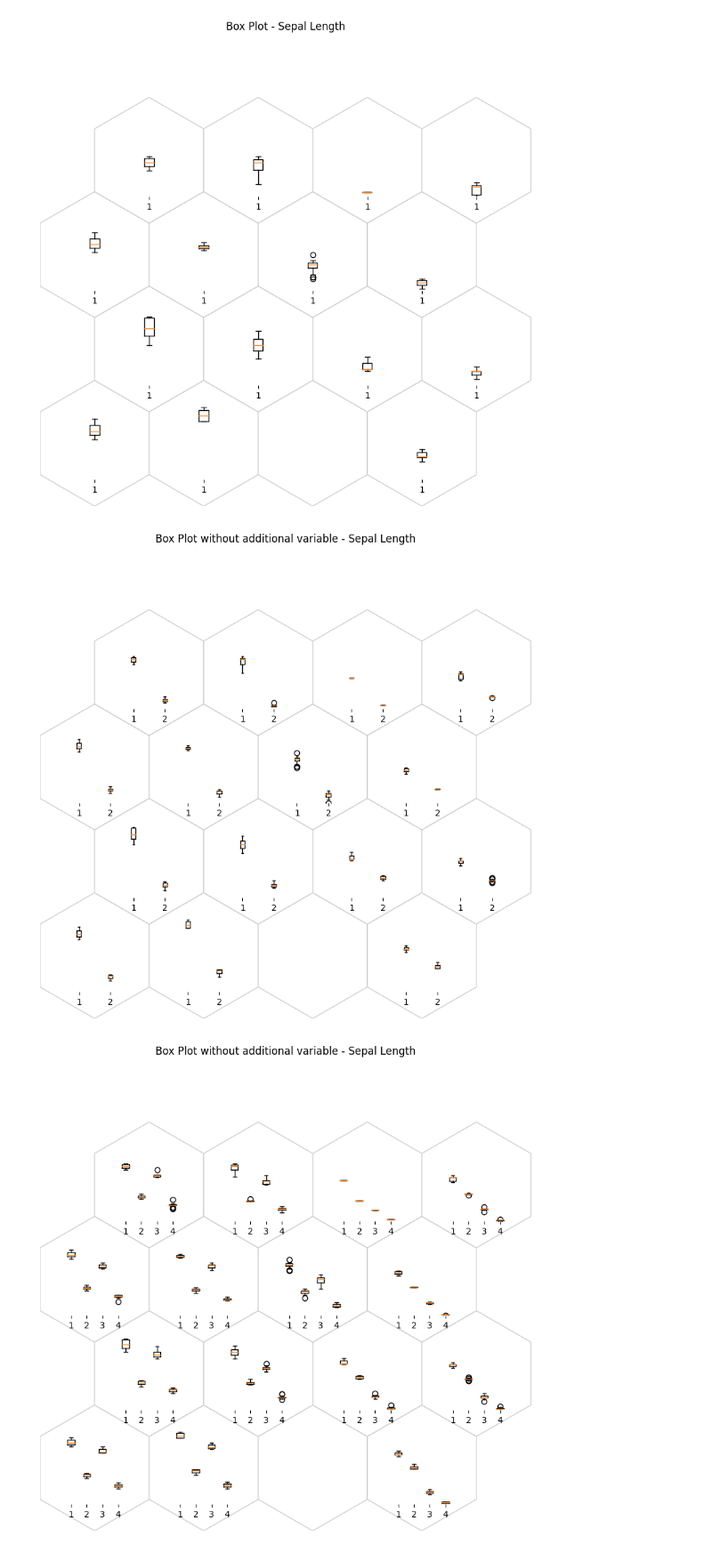
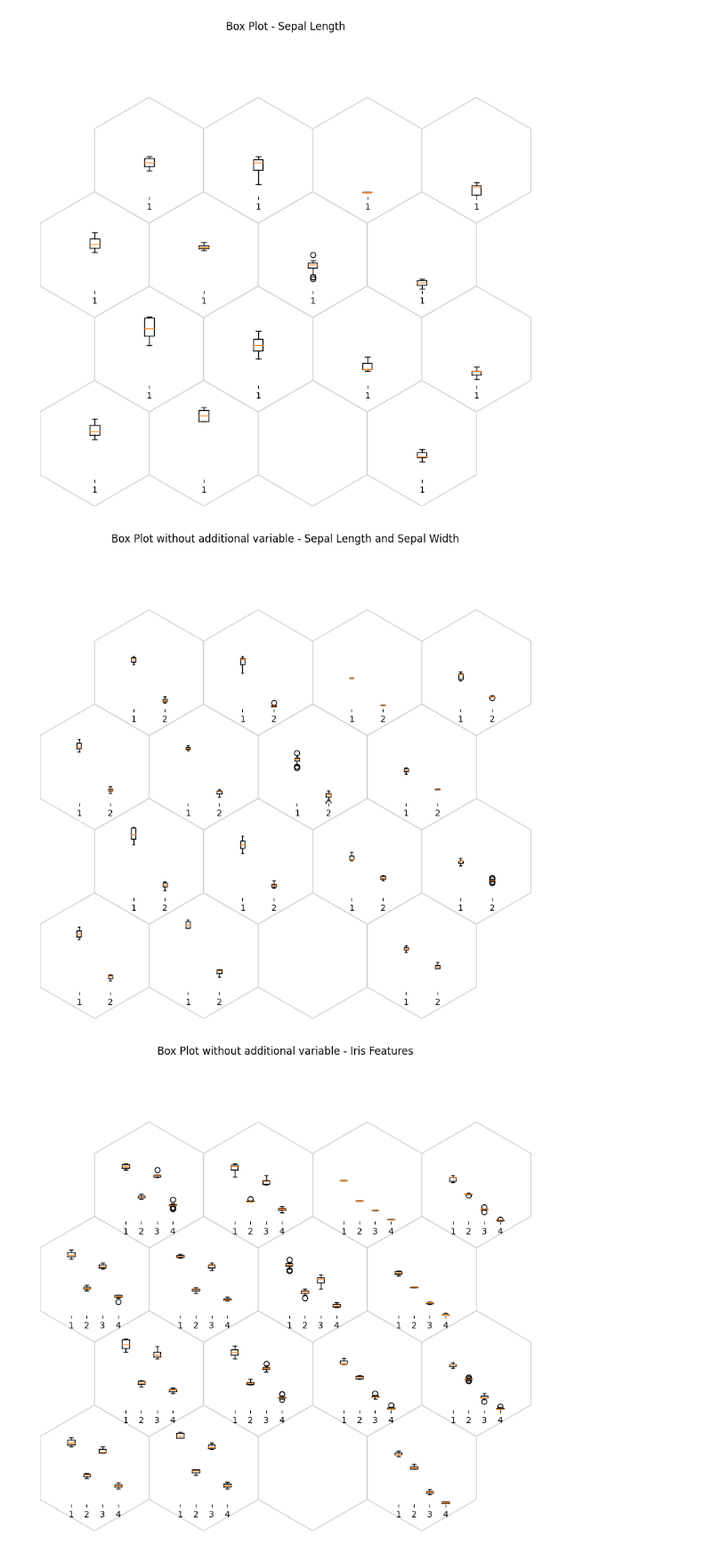
Before and after one commit to amir-jafari/SOM, a Jupyter notebook: examples/Tabular/Iris/notebook/iris_generic_plots.ipynb, the cells around one changed output. Shown at 89% size. Drawn from its saved outputs; the diff is of its cells as text; code cells hidden in the pictures.

```diff
--- a/examples/Tabular/Iris/notebook/iris_generic_plots.ipynb
+++ b/examples/Tabular/Iris/notebook/iris_generic_plots.ipynb
@@ -354,9 +354,9 @@ plt.show()
 [figure]
 # %%
 fig, ax, h_axes = som.plot('box', data_dict, ind= [0, 1])
-plt.suptitle("Box Plot without additional variable - Sepal Length")
+plt.suptitle("Box Plot without additional variable - Sepal Length and Sepal Width")
 plt.show()
 # %% [output]
-[figure, old version]
+[figure, new version]
 # %%
 fig, ax, h_axes = som.plot('box', data_dict)
```
Also changed, not shown: parts of 3 cells of this notebook.
